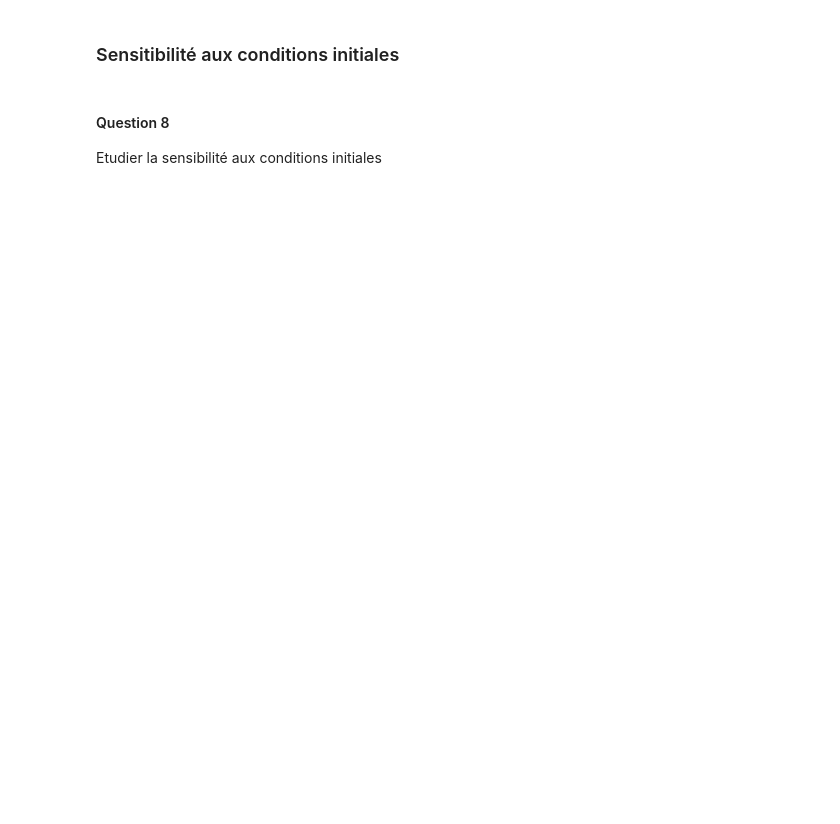
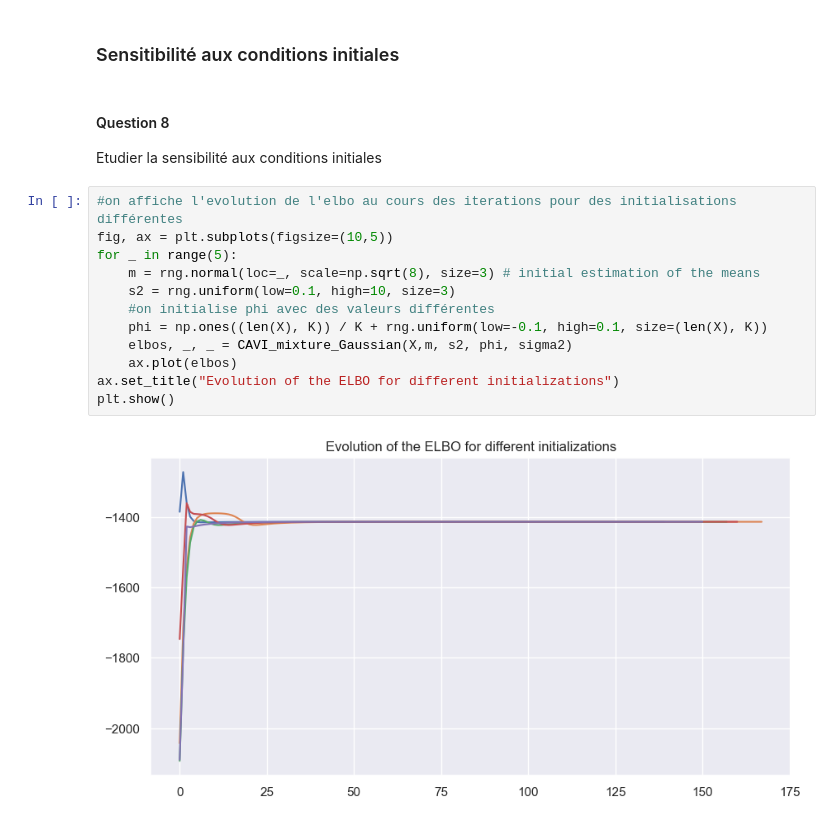
Before and after one commit to PolTibau/Statistique-Computationnelle, a Jupyter notebook: TP/TP8_VI_basics-stud.ipynb, the cells around one changed output. Cells and saved outputs as stored; diff of their text form; blank space fills up the shorter version.

```diff
--- a/TP/TP8_VI_basics-stud.ipynb
+++ b/TP/TP8_VI_basics-stud.ipynb
@@ -708,3 +887,17 @@ def CAVI_mixture_Gaussian(X,m, s2, phi, sigma2, max_iter = 500, epsilon = 1e-8):
 # %% [markdown]
 #### Question 8
 Etudier la sensibilité aux conditions initiales
+# %%
+#on affiche l'evolution de l'elbo au cours des iterations pour des initialisations différentes
+fig, ax = plt.subplots(figsize=(10,5))
+for _ in range(5):
+    m = rng.normal(loc=_, scale=np.sqrt(8), size=3) # initial estimation of the means
+    s2 = rng.uniform(low=0.1, high=10, size=3)
+    #on initialise phi avec des valeurs différentes
+    phi = np.ones((len(X), K)) / K + rng.uniform(low=-0.1, high=0.1, size=(len(X), K))
+    elbos, _, _ = CAVI_mixture_Gaussian(X,m, s2, phi, sigma2)
+    ax.plot(elbos)
+ax.set_title("Evolution of the ELBO for different initializations")
+plt.show()
+# %% [output]
+[figure, added]
```
Also changed, not shown: parts of 7 cells of this notebook.
